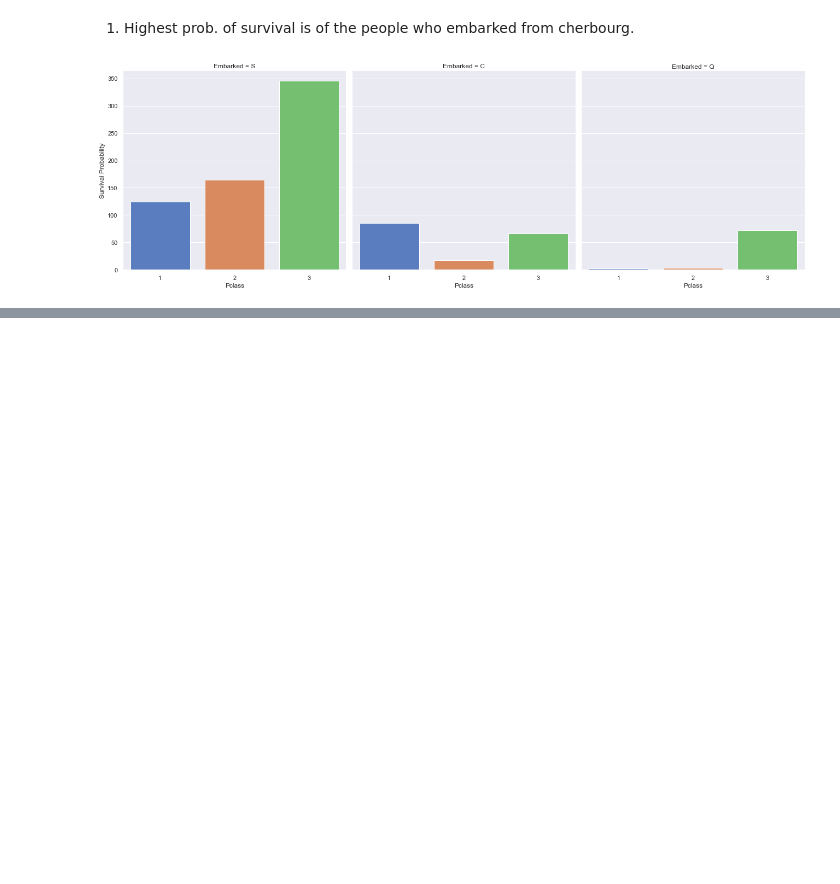
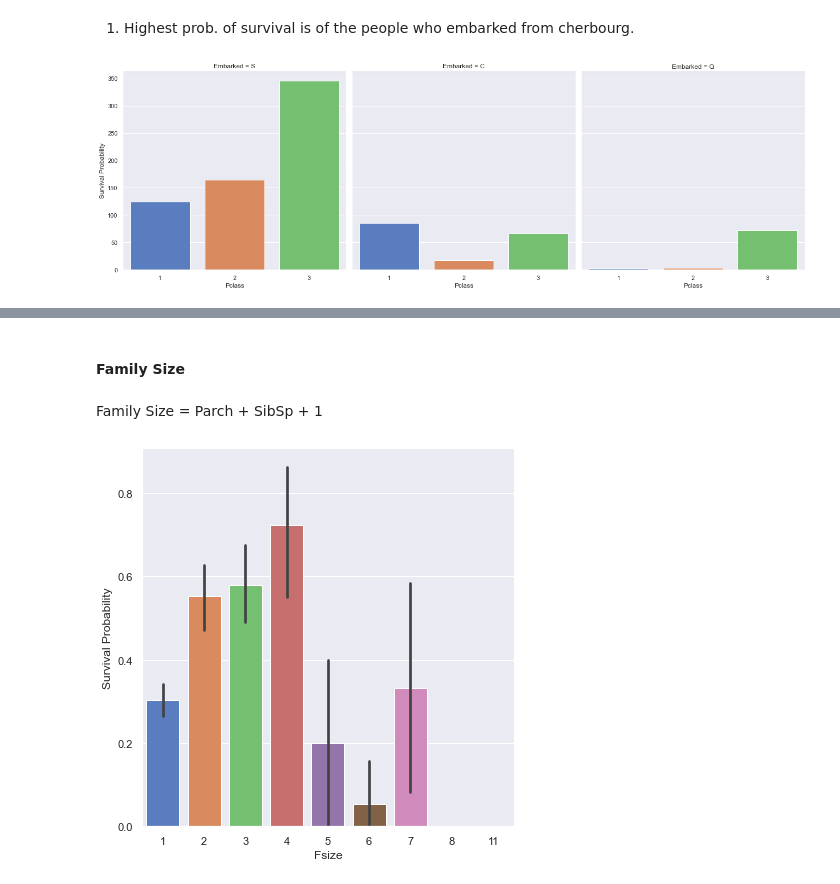
Before and after one commit to pksvv/MLEnsemble, a Jupyter notebook: Titanic.ipynb, the cells around one changed output, grey strips where cells are left out. Drawn from its saved outputs; the diff is of its cells as text; code cells hidden in the pictures; blank space fills up the shorter version.

```diff
--- a/Titanic.ipynb
+++ b/Titanic.ipynb
@@ -310,0 +452,16 @@ g = g.set_ylabels('Survival Probability')
+# %% [markdown]
+#### Family Size
+# %% [markdown]
+Family Size = Parch + SibSp + 1
+# %%
+df['Fsize'] = df['Parch']+df['SibSp']+1
+
+g = sns.factorplot(x='Fsize',
+                   y='Survived',
+                   data=df,
+                   kind='bar',
+                   palette='muted',
+                   size=6)
+g = g.set_ylabels('Survival Probability')
+# %% [output]
+[figure, added]
```
Also changed, not shown: parts of 52 cells of this notebook.
